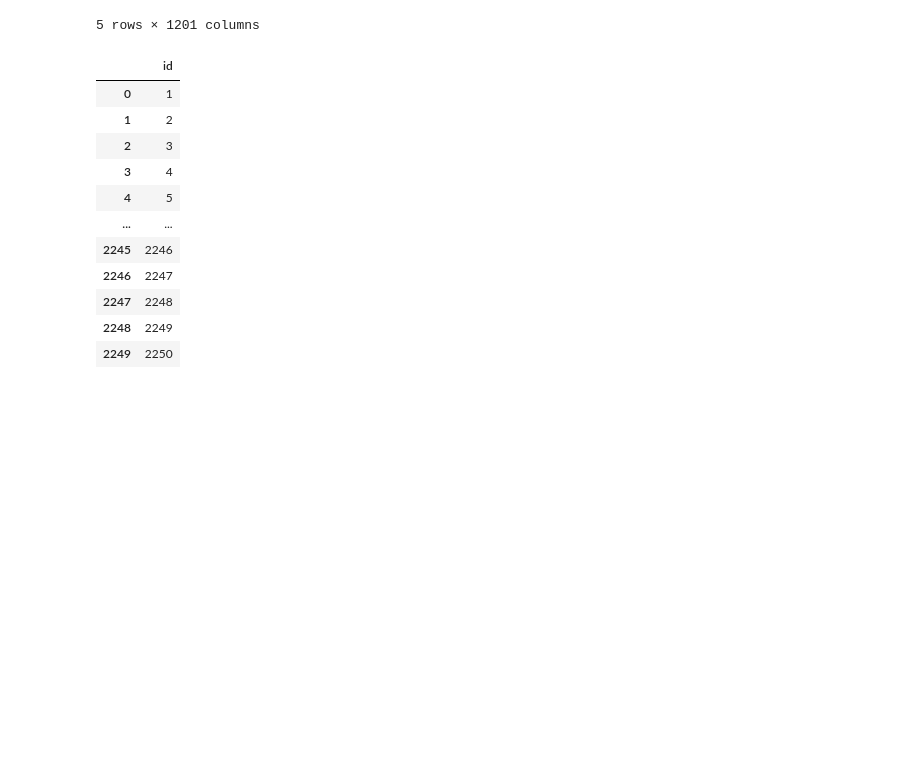
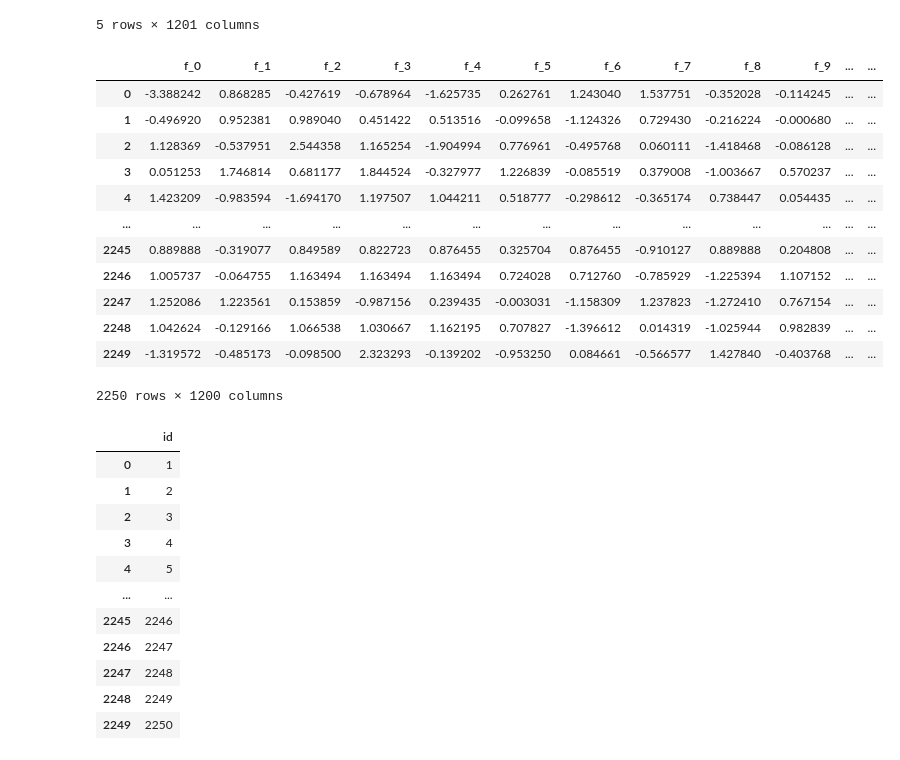
Before and after one commit to Harri200191/Fake_AI_Photos_Detection, a Jupyter notebook: Main.ipynb, the cells around one changed output. Drawn from its saved outputs; the diff is of its cells as text; code cells hidden in the pictures; blank space fills up the shorter version.

```diff
--- a/Main.ipynb
+++ b/Main.ipynb
@@ -67,6 +67,21 @@ test_data.head()
 5 rows × 1201 columns
 # %%
 test_indep = test_data.drop(columns = ['id'])
+test_indep
+# %% [output]
+|  | f_0 | f_1 | f_2 | f_3 | f_4 | f_5 | f_6 | f_7 | f_8 | f_9 | ... | ... |
+| 0 | -3.388242 | 0.868285 | -0.427619 | -0.678964 | -1.625735 | 0.262761 | 1.243040 | 1.537751 | -0.352028 | -0.114245 | ... | ... |
+| 1 | -0.496920 | 0.952381 | 0.989040 | 0.451422 | 0.513516 | -0.099658 | -1.124326 | 0.729430 | -0.216224 | -0.000680 | ... | ... |
+| 2 | 1.128369 | -0.537951 | 2.544358 | 1.165254 | -1.904994 | 0.776961 | -0.495768 | 0.060111 | -1.418468 | -0.086128 | ... | ... |
+| 3 | 0.051253 | 1.746814 | 0.681177 | 1.844524 | -0.327977 | 1.226839 | -0.085519 | 0.379008 | -1.003667 | 0.570237 | ... | ... |
+| 4 | 1.423209 | -0.983594 | -1.694170 | 1.197507 | 1.044211 | 0.518777 | -0.298612 | -0.365174 | 0.738447 | 0.054435 | ... | ... |
+| ... | ... | ... | ... | ... | ... | ... | ... | ... | ... | ... | ... | ... |
+| 2245 | 0.889888 | -0.319077 | 0.849589 | 0.822723 | 0.876455 | 0.325704 | 0.876455 | -0.910127 | 0.889888 | 0.204808 | ... | ... |
+| 2246 | 1.005737 | -0.064755 | 1.163494 | 1.163494 | 1.163494 | 0.724028 | 0.712760 | -0.785929 | -1.225394 | 1.107152 | ... | ... |
+| 2247 | 1.252086 | 1.223561 | 0.153859 | -0.987156 | 0.239435 | -0.003031 | -1.158309 | 1.237823 | -1.272410 | 0.767154 | ... | ... |
+| 2248 | 1.042624 | -0.129166 | 1.066538 | 1.030667 | 1.162195 | 0.707827 | -1.396612 | 0.014319 | -1.025944 | 0.982839 | ... | ... |
+| 2249 | -1.319572 | -0.485173 | -0.098500 | 2.323293 | -0.139202 | -0.953250 | 0.084661 | -0.566577 | 1.427840 | -0.403768 | ... | ... |
+2250 rows × 1200 columns
 # %%
 final_df = pd.DataFrame()
 final_df = test_data[["id"]]
```
Also changed, not shown: parts of 13 cells of this notebook, 5 other files.
